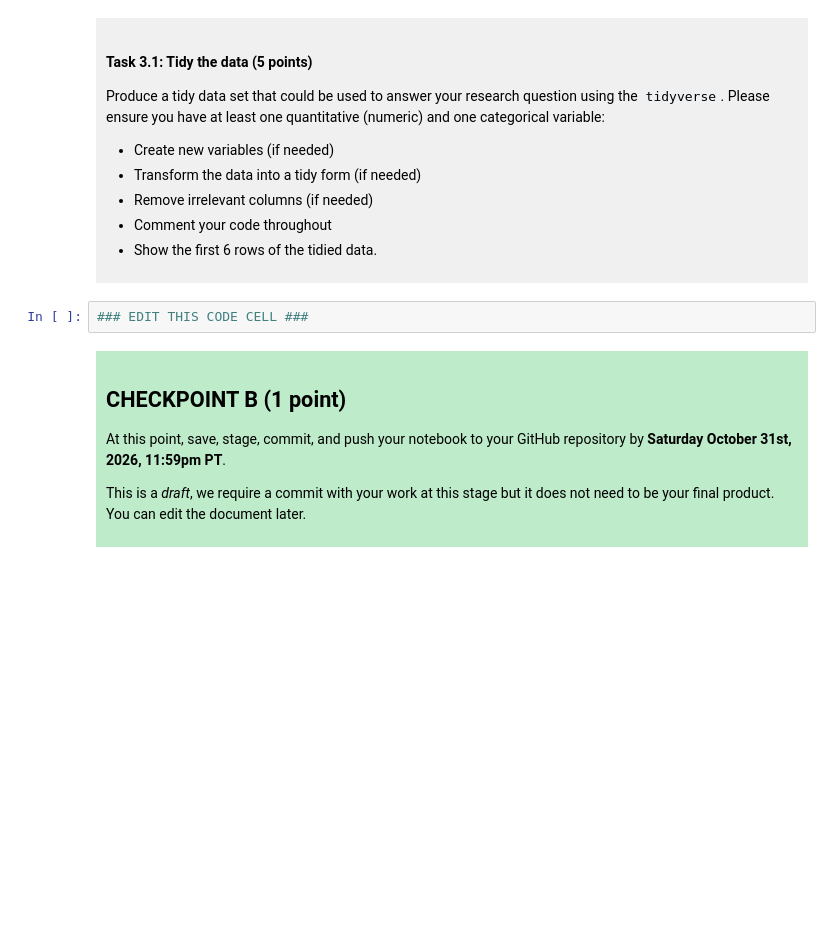
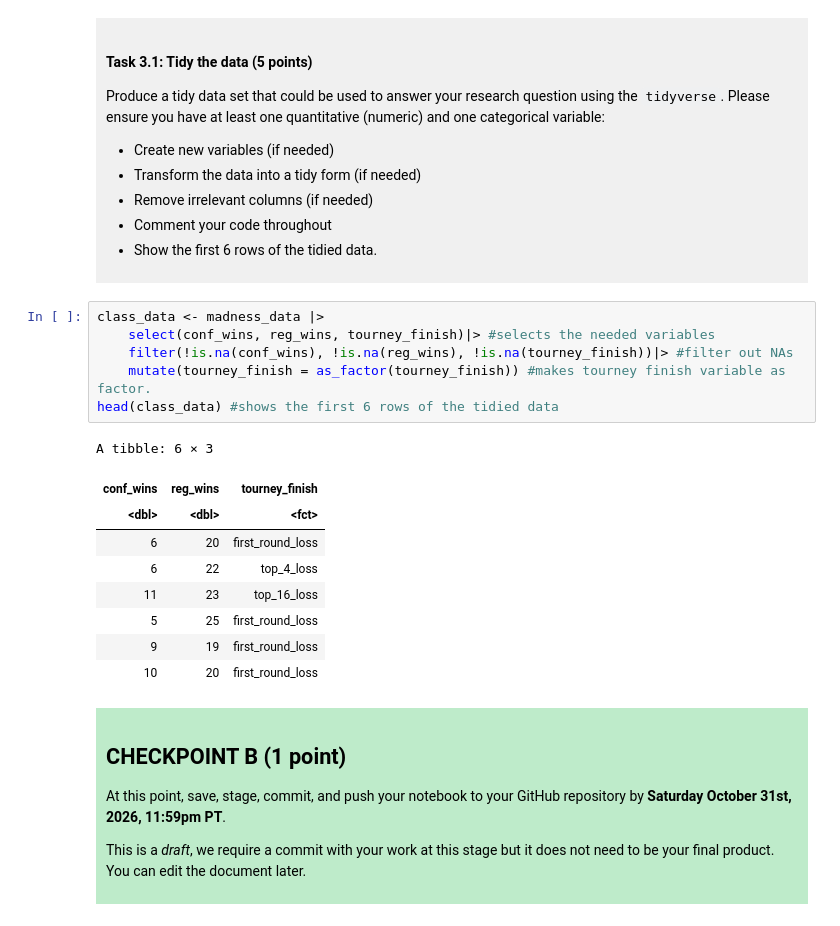
Before and after one commit to MasterJJshen/dsci-100-project-zhiheng-shao, a Jupyter notebook: dsci-100-project-notebook.ipynb, the cells around one changed output. Cells and saved outputs as stored; diff of their text form; blank space fills up the shorter version.

```diff
--- a/dsci-100-project-notebook.ipynb
+++ b/dsci-100-project-notebook.ipynb
@@ -182,7 +213,21 @@ Produce a tidy data set that could be used to answer your research question usin
 
 </div>
 # %%
-### EDIT THIS CODE CELL ###
+class_data <- madness_data |>
+    select(conf_wins, reg_wins, tourney_finish)|> #selects the needed variables
+    filter(!is.na(conf_wins), !is.na(reg_wins), !is.na(tourney_finish))|> #filter out NAs
+    mutate(tourney_finish = as_factor(tourney_finish)) #makes tourney finish variable as factor.
+head(class_data) #shows the first 6 rows of the tidied data
+# %% [output]
+A tibble: 6 × 3
+| conf_wins | reg_wins | tourney_finish |
+| <dbl> | <dbl> | <fct> |
+| 6 | 20 | first_round_loss |
+| 6 | 22 | top_4_loss |
+| 11 | 23 | top_16_loss |
+| 5 | 25 | first_round_loss |
+| 9 | 19 | first_round_loss |
+| 10 | 20 | first_round_loss |
 # %% [markdown]
 <div style="background-color: #beebca; padding: 10px;">
 
```
Also changed, not shown: parts of 3 cells of this notebook.
